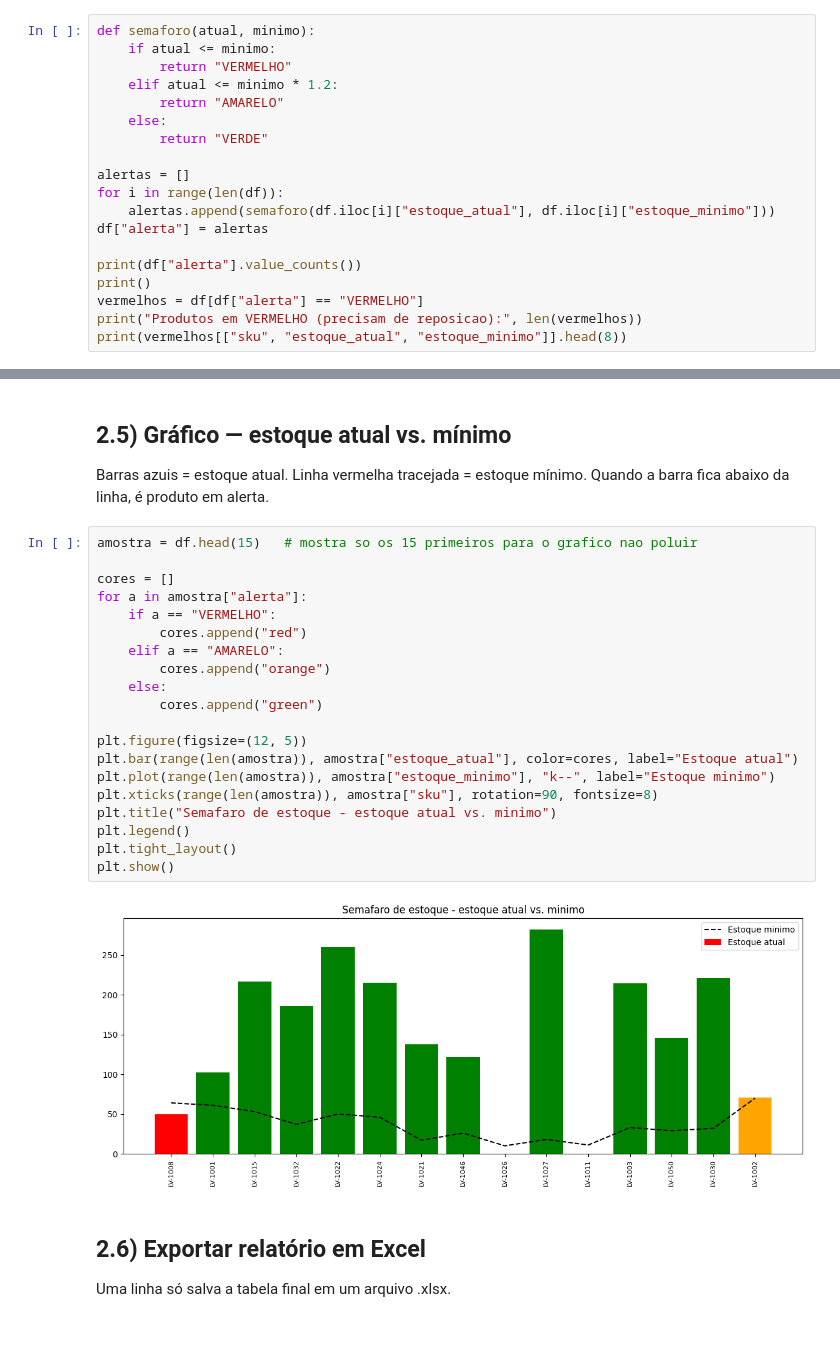
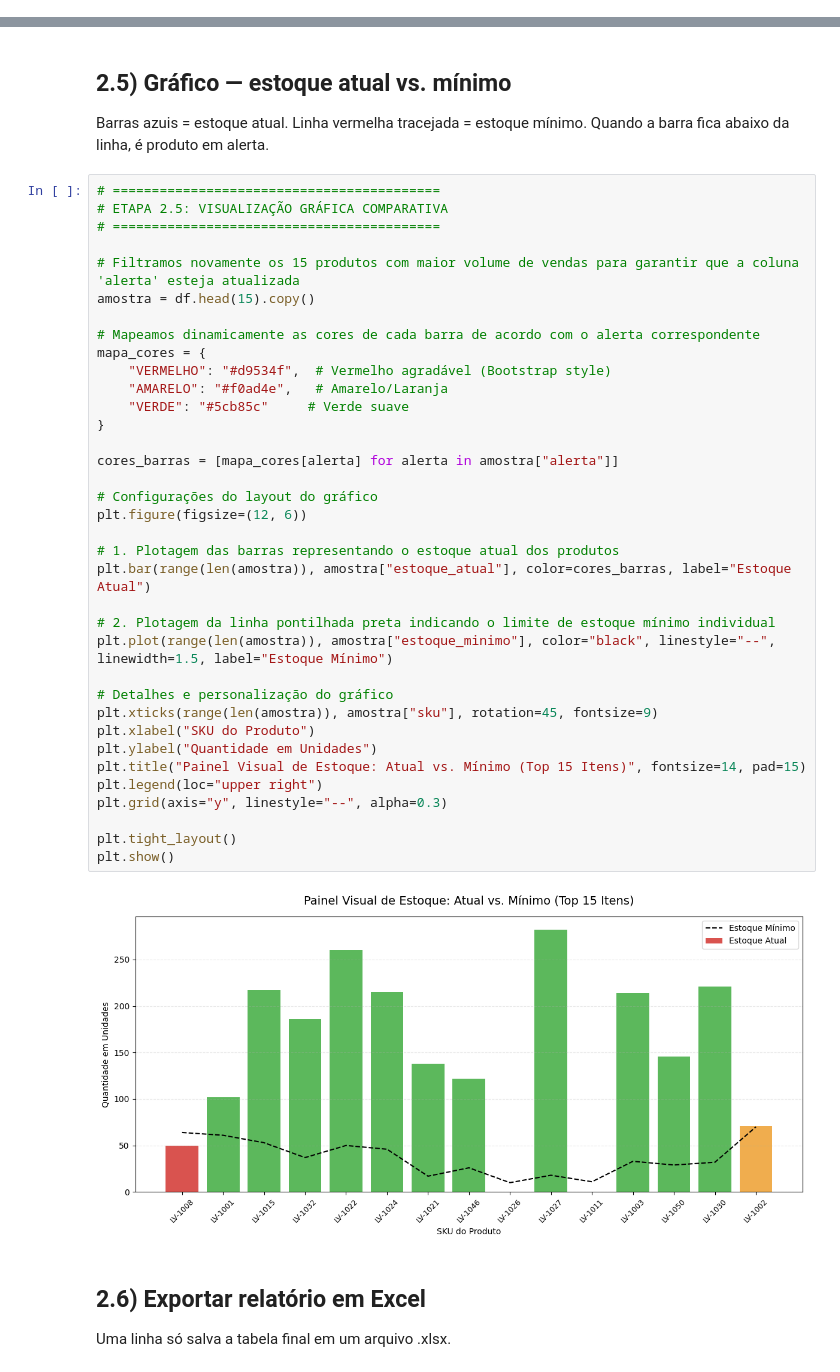
Before and after one commit to helviuni9/Controle_Estoque, a Jupyter notebook: Controle_Estoque.ipynb, the cells around one changed output, grey strips where cells are left out. Drawn from its saved outputs; the diff is of its cells as text; blank space fills up the shorter version.

```diff
--- a/Controle_Estoque.ipynb
+++ b/Controle_Estoque.ipynb
@@ -357,22 +393,3 @@ Compara o estoque atual com o mínimo:
 - atual <= mínimo → **VERMELHO** (repor agora!)
 - atual <= mínimo x 1,2 → **AMARELO** (atenção)
 - senão → **VERDE** (ok)
-# %%
-def semaforo(atual, minimo):
-    if atual <= minimo:
-        return "VERMELHO"
-    elif atual <= minimo * 1.2:
-        return "AMARELO"
-    else:
-        return "VERDE"
-
-alertas = []
-for i in range(len(df)):
-    alertas.append(semaforo(df.iloc[i]["estoque_atual"], df.iloc[i]["estoque_minimo"]))
-df["alerta"] = alertas
-
-print(df["alerta"].value_counts())
-print()
-vermelhos = df[df["alerta"] == "VERMELHO"]
-print("Produtos em VERMELHO (precisam de reposicao):", len(vermelhos))
-print(vermelhos[["sku", "estoque_atual", "estoque_minimo"]].head(8))
@@ -397,28 +458,44 @@ Produtos em VERMELHO (precisam de reposicao): 10
 ## 2.5) Gráfico — estoque atual vs. mínimo
 Barras azuis = estoque atual. Linha vermelha tracejada = estoque mínimo.
 Quando a barra fica abaixo da linha, é produto em alerta.
-# %%
-amostra = df.head(15)   # mostra so os 15 primeiros para o grafico nao poluir
-
-cores = []
-for a in amostra["alerta"]:
-    if a == "VERMELHO":
-        cores.append("red")
-    elif a == "AMARELO":
-        cores.append("orange")
-    else:
-        cores.append("green")
-
-plt.figure(figsize=(12, 5))
-plt.bar(range(len(amostra)), amostra["estoque_atual"], color=cores, label="Estoque atual")
-plt.plot(range(len(amostra)), amostra["estoque_minimo"], "k--", label="Estoque minimo")
-plt.xticks(range(len(amostra)), amostra["sku"], rotation=90, fontsize=8)
-plt.title("Semafaro de estoque - estoque atual vs. minimo")
-plt.legend()
-plt.tight_layout()
-plt.show()
-# %% [output]
-[figure, removed]
+# %%
+# ==========================================
+# ETAPA 2.5: VISUALIZAÇÃO GRÁFICA COMPARATIVA
+# ==========================================
+
+# Filtramos novamente os 15 produtos com maior volume de vendas para garantir que a coluna 'alerta' esteja atualizada
+amostra = df.head(15).copy()
+
+# Mapeamos dinamicamente as cores de cada barra de acordo com o alerta correspondente
+mapa_cores = {
+    "VERMELHO": "#d9534f",  # Vermelho agradável (Bootstrap style)
+    "AMARELO": "#f0ad4e",   # Amarelo/Laranja
+    "VERDE": "#5cb85c"     # Verde suave
+}
+
+cores_barras = [mapa_cores[alerta] for alerta in amostra["alerta"]]
+
+# Configurações do layout do gráfico
+plt.figure(figsize=(12, 6))
+
+# 1. Plotagem das barras representando o estoque atual dos produtos
+plt.bar(range(len(amostra)), amostra["estoque_atual"], color=cores_barras, label="Estoque Atual")
+
+# 2. Plotagem da linha pontilhada preta indicando o limite de estoque mínimo individual
+plt.plot(range(len(amostra)), amostra["estoque_minimo"], color="black", linestyle="--", linewidth=1.5, label="Estoque Mínimo")
+
+# Detalhes e personalização do gráfico
+plt.xticks(range(len(amostra)), amostra["sku"], rotation=45, fontsize=9)
+plt.xlabel("SKU do Produto")
+plt.ylabel("Quantidade em Unidades")
+plt.title("Painel Visual de Estoque: Atual vs. Mínimo (Top 15 Itens)", fontsize=14, pad=15)
+plt.legend(loc="upper right")
+plt.grid(axis="y", linestyle="--", alpha=0.3)
+
+plt.tight_layout()
+plt.show()
+# %% [output]
+[figure, added]
 # %% [markdown]
 ## 2.6) Exportar relatório em Excel
 Uma linha só salva a tabela final em um arquivo .xlsx.
```
Also changed, not shown: parts of 7 cells of this notebook.
